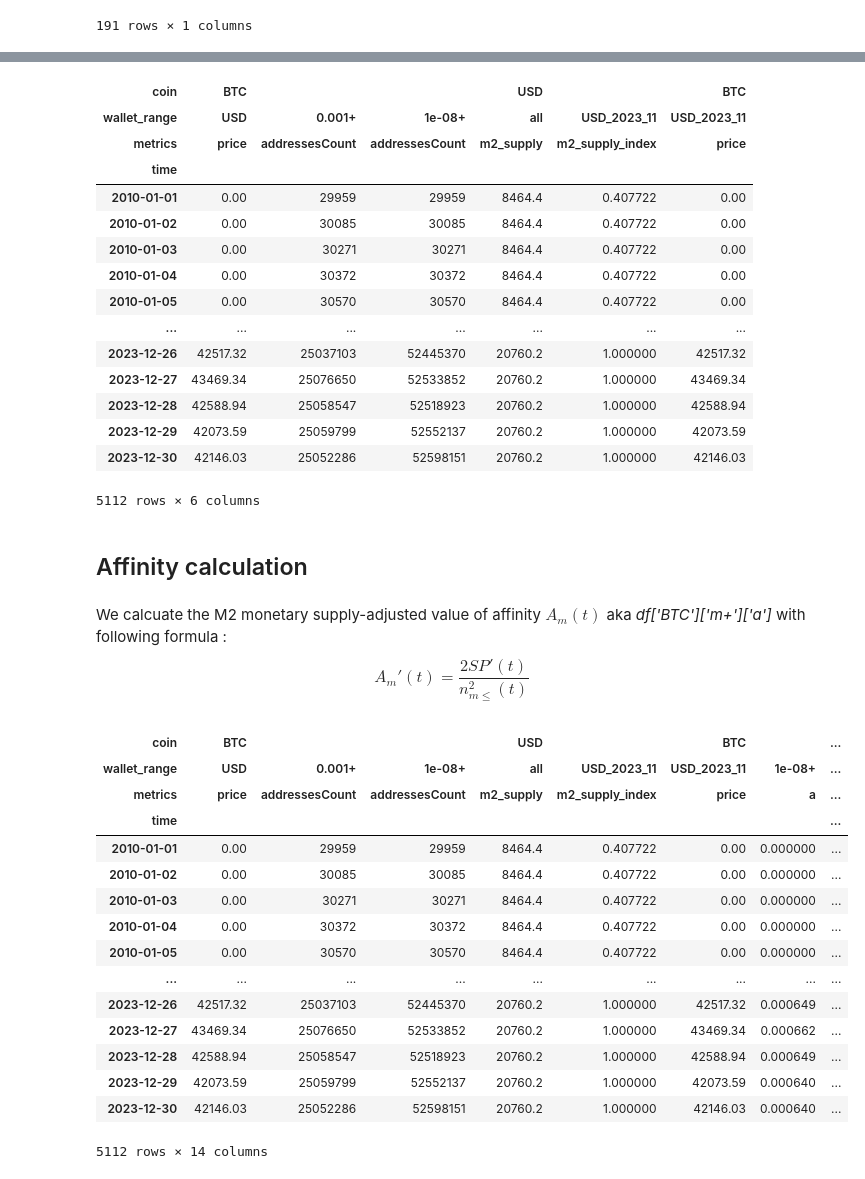
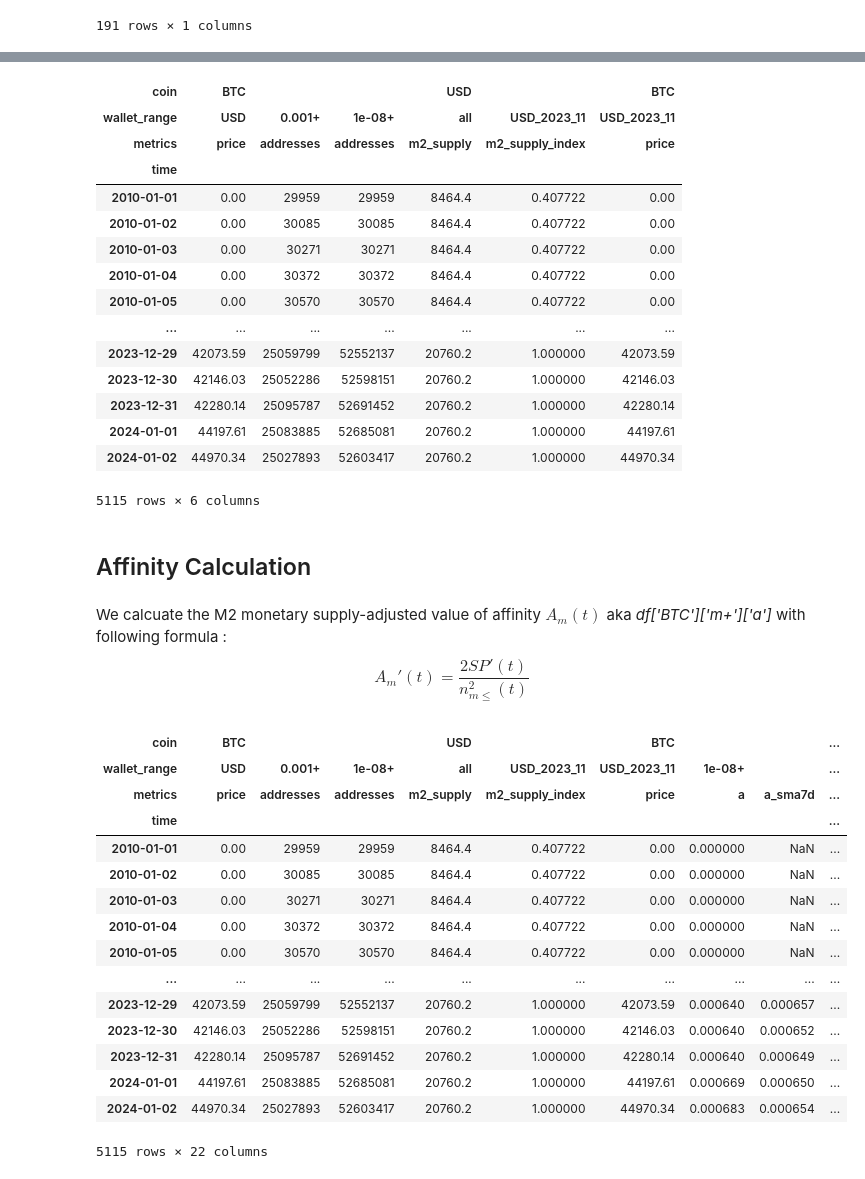
Before and after one commit to bekisz/chain-intelligence, a Jupyter notebook: metcalfe.ipynb, the cells around one changed output, grey strips where cells are left out. Cells and saved outputs as stored; diff of their text form; code cells hidden in the pictures.

```diff
--- a/metcalfe.ipynb
+++ b/metcalfe.ipynb
@@ -55,11 +55,12 @@ affinity_calibration_start_date = '2017-01-01'
 
 # Having more or same amount of BTC as [x,y,z]
 # You can choose from  =  ['1000+', '100+', '10+', '1+', '0.1+', '0.01+', '0.001+','1e-08+']
-# wallet_ranges =  ['1000+', '100+', '10+', '1+', '0.1+', '0.01+', '0.001+']
-wallet_ranges = ['1e-08+', '0.001+']
+#wallet_ranges =  ['1000+', '100+', '10+', '1+', '0.1+', '0.01+', '0.001+','1e-08+']
+#wallet_ranges = ['1e-08+', '0.001+','0.1+', '0.01+']
+wallet_ranges = ['1e-08+','0.001+']
 
 # Reuqested Simple Moving Averages for calucating A (affinity)
-smas = [7,30,90]
+smas = [7,30,90,180,365,720,1300]
 ranges_from_sma_days = 30
 
 # Due to the growth of USD supply, the value  1 USD changes over time, spoiling our BTC/USD price. The circumvent this,
@@ -139,7 +142,7 @@ for coin in coins:
     df_wallet_ranges = []
     for i in range(10):
         df_wallet_range = pd.DataFrame()
-        df_wallet_range['addressesCount'] = df['balance_distribution'].map(lambda x: x[i]['addressesCount'])
+        df_wallet_range['addresses'] = df['balance_distribution'].map(lambda x: x[i]['addressesCount'])
          # df_wallet_range['totalVolume'] = df['balance_distribution'].map(lambda x: x[i]['totalVolume'])
         vindex= df.first_valid_index()
         range_name = "{}:{}".format(df.loc[vindex,['balance_distribution']][0][i]['from'],
@@ -299,7 +302,7 @@ df
 # %% [output]
 | coin | BTC |  |  | USD |  | BTC |
 | wallet_range | USD | 0.001+ | 1e-08+ | all | USD_2023_11 | USD_2023_11 |
-| metrics | price | addressesCount | addressesCount | m2_supply | m2_supply_index | price |
+| metrics | price | addresses | addresses | m2_supply | m2_supply_index | price |
 | time |  |  |  |  |  |  |
 | 2010-01-01 | 0.00 | 29959 | 29959 | 8464.4 | 0.407722 | 0.00 |
 | 2010-01-02 | 0.00 | 30085 | 30085 | 8464.4 | 0.407722 | 0.00 |
@@ -307,45 +310,45 @@ df
 | 2010-01-04 | 0.00 | 30372 | 30372 | 8464.4 | 0.407722 | 0.00 |
 | 2010-01-05 | 0.00 | 30570 | 30570 | 8464.4 | 0.407722 | 0.00 |
 | ... | ... | ... | ... | ... | ... | ... |
-| 2023-12-26 | 42517.32 | 25037103 | 52445370 | 20760.2 | 1.000000 | 42517.32 |
-| 2023-12-27 | 43469.34 | 25076650 | 52533852 | 20760.2 | 1.000000 | 43469.34 |
-| 2023-12-28 | 42588.94 | 25058547 | 52518923 | 20760.2 | 1.000000 | 42588.94 |
 | 2023-12-29 | 42073.59 | 25059799 | 52552137 | 20760.2 | 1.000000 | 42073.59 |
 | 2023-12-30 | 42146.03 | 25052286 | 52598151 | 20760.2 | 1.000000 | 42146.03 |
+| 2023-12-31 | 42280.14 | 25095787 | 52691452 | 20760.2 | 1.000000 | 42280.14 |
+| 2024-01-01 | 44197.61 | 25083885 | 52685081 | 20760.2 | 1.000000 | 44197.61 |
+| 2024-01-02 | 44970.34 | 25027893 | 52603417 | 20760.2 | 1.000000 | 44970.34 |
-5112 rows × 6 columns
+5115 rows × 6 columns
 # %% [markdown]
-## Affinity calculation
+## Affinity Calculation
 # %% [markdown]
 We calcuate the M2 monetary supply-adjusted value of affinity $A_m(t)$ aka _df['BTC']['m+']['a']_ with following formula :
 $$ A_m'(t) = \frac{2 S P'(t)}{n_{m\leq}^2(t)} $$
 # %%
 
 btc_max_supply = 21*10**6
 for min_btc in wallet_ranges:
     df.loc(axis=1)[(coin,min_btc,'a')] = 2*btc_max_supply*df.loc(axis=1)[(coin,adj_usd_key,'price')] \
-        / ( df.loc(axis=1)[(coin, min_btc,'addressesCount')] \
-        * df.loc(axis=1)[(coin, min_btc,'addressesCount')])
+        / ( df.loc(axis=1)[(coin, min_btc,'addresses')] \
+        * df.loc(axis=1)[(coin, min_btc,'addresses')])
     for days in smas:
         df.loc(axis=1)[(coin, min_btc, 'a_sma' + str(days) +'d')] = \
             df.loc(axis=1)[(coin, min_btc,'a')].rolling(days).mean()
 
 # df=df.loc['2013-01-01':]
 df
 # %% [output]
-| coin | BTC |  |  | USD |  | BTC |  | ... |
-| wallet_range | USD | 0.001+ | 1e-08+ | all | USD_2023_11 | USD_2023_11 | 1e-08+ | ... |
-| metrics | price | addressesCount | addressesCount | m2_supply | m2_supply_index | price | a | ... |
-| time |  |  |  |  |  |  |  | ... |
-| 2010-01-01 | 0.00 | 29959 | 29959 | 8464.4 | 0.407722 | 0.00 | 0.000000 | ... |
-| 2010-01-02 | 0.00 | 30085 | 30085 | 8464.4 | 0.407722 | 0.00 | 0.000000 | ... |
-| 2010-01-03 | 0.00 | 30271 | 30271 | 8464.4 | 0.407722 | 0.00 | 0.000000 | ... |
-| 2010-01-04 | 0.00 | 30372 | 30372 | 8464.4 | 0.407722 | 0.00 | 0.000000 | ... |
-| 2010-01-05 | 0.00 | 30570 | 30570 | 8464.4 | 0.407722 | 0.00 | 0.000000 | ... |
-| ... | ... | ... | ... | ... | ... | ... | ... | ... |
-| 2023-12-26 | 42517.32 | 25037103 | 52445370 | 20760.2 | 1.000000 | 42517.32 | 0.000649 | ... |
-| 2023-12-27 | 43469.34 | 25076650 | 52533852 | 20760.2 | 1.000000 | 43469.34 | 0.000662 | ... |
-| 2023-12-28 | 42588.94 | 25058547 | 52518923 | 20760.2 | 1.000000 | 42588.94 | 0.000649 | ... |
-| 2023-12-29 | 42073.59 | 25059799 | 52552137 | 20760.2 | 1.000000 | 42073.59 | 0.000640 | ... |
-| 2023-12-30 | 42146.03 | 25052286 | 52598151 | 20760.2 | 1.000000 | 42146.03 | 0.000640 | ... |
+| coin | BTC |  |  | USD |  | BTC |  |  | ... |
+| wallet_range | USD | 0.001+ | 1e-08+ | all | USD_2023_11 | USD_2023_11 | 1e-08+ |  | ... |
+| metrics | price | addresses | addresses | m2_supply | m2_supply_index | price | a | a_sma7d | ... |
+| time |  |  |  |  |  |  |  |  | ... |
+| 2010-01-01 | 0.00 | 29959 | 29959 | 8464.4 | 0.407722 | 0.00 | 0.000000 | NaN | ... |
+| 2010-01-02 | 0.00 | 30085 | 30085 | 8464.4 | 0.407722 | 0.00 | 0.000000 | NaN | ... |
+| 2010-01-03 | 0.00 | 30271 | 30271 | 8464.4 | 0.407722 | 0.00 | 0.000000 | NaN | ... |
+| 2010-01-04 | 0.00 | 30372 | 30372 | 8464.4 | 0.407722 | 0.00 | 0.000000 | NaN | ... |
+| 2010-01-05 | 0.00 | 30570 | 30570 | 8464.4 | 0.407722 | 0.00 | 0.000000 | NaN | ... |
+| ... | ... | ... | ... | ... | ... | ... | ... | ... | ... |
+| 2023-12-29 | 42073.59 | 25059799 | 52552137 | 20760.2 | 1.000000 | 42073.59 | 0.000640 | 0.000657 | ... |
+| 2023-12-30 | 42146.03 | 25052286 | 52598151 | 20760.2 | 1.000000 | 42146.03 | 0.000640 | 0.000652 | ... |
+| 2023-12-31 | 42280.14 | 25095787 | 52691452 | 20760.2 | 1.000000 | 42280.14 | 0.000640 | 0.000649 | ... |
+| 2024-01-01 | 44197.61 | 25083885 | 52685081 | 20760.2 | 1.000000 | 44197.61 | 0.000669 | 0.000650 | ... |
+| 2024-01-02 | 44970.34 | 25027893 | 52603417 | 20760.2 | 1.000000 | 44970.34 | 0.000683 | 0.000654 | ... |
-5112 rows × 14 columns
+5115 rows × 22 columns
 # %% [markdown]
```
Also changed, not shown: parts of 32 cells of this notebook, 1 other file.
